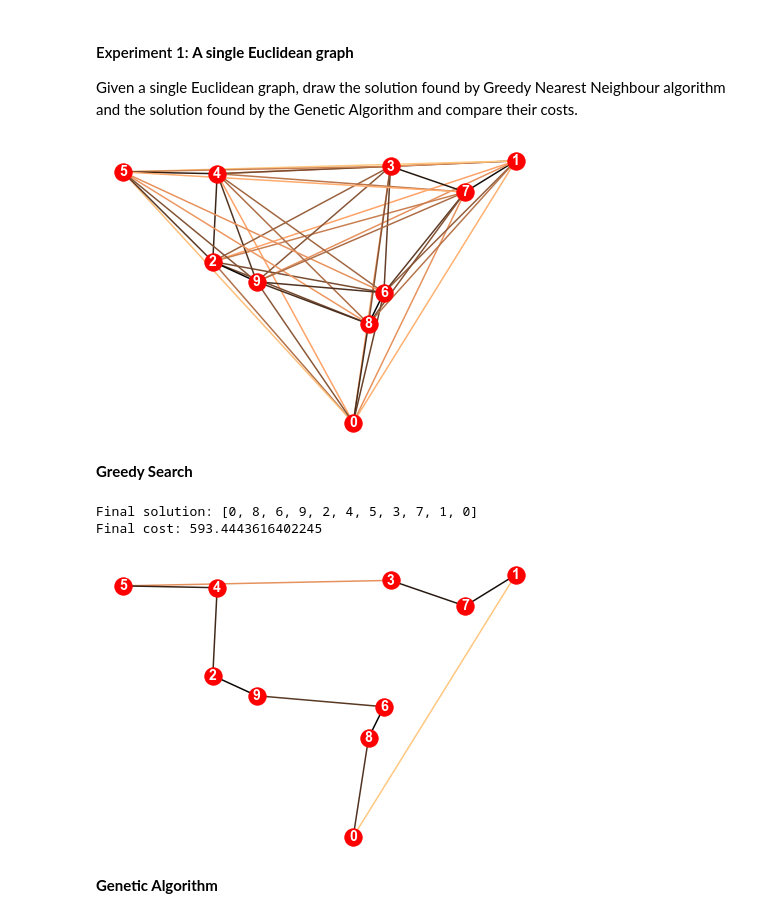
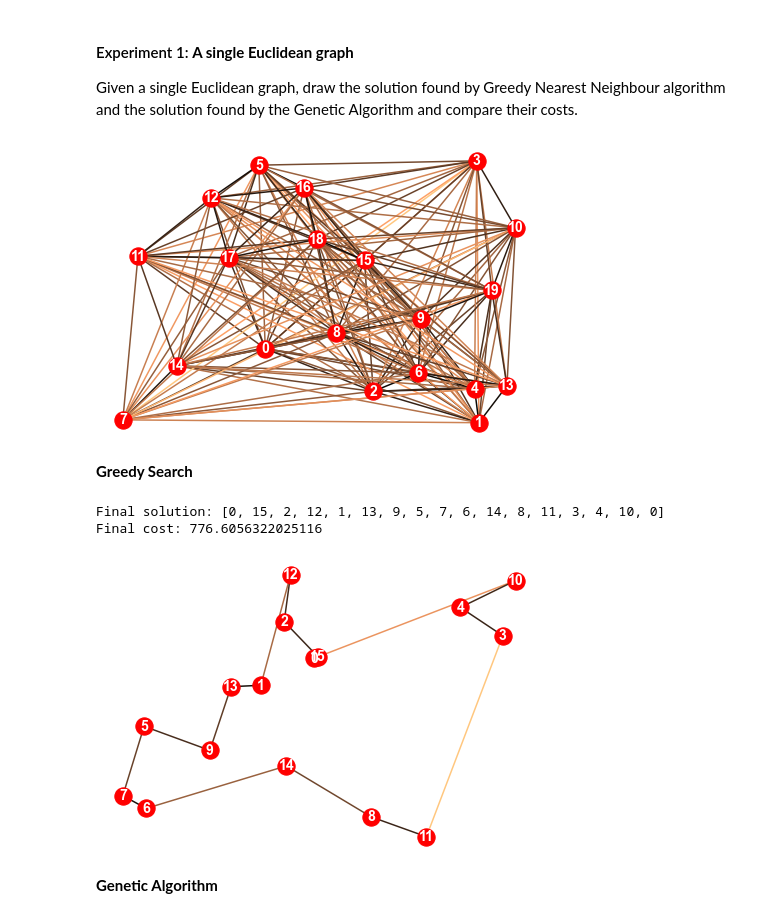
Before and after one commit to danielj0nes/metaheuristics, a Jupyter notebook: Template.ipynb, the cells around one changed output. Drawn from its saved outputs; the diff is of its cells as text; code cells hidden in the pictures.

```diff
--- a/Template.ipynb
+++ b/Template.ipynb
@@ -779,10 +813,10 @@ class GA:
 #### Experiment 1: **A single Euclidean graph**
 Given a single Euclidean graph, draw the solution found by Greedy Nearest Neighbour algorithm and the solution found by the Genetic Algorithm and compare their costs.
 # %%
-G = Graph(10, 'Euclidean')
+G = Graph(20, 'Euclidean')
 draw(G)
 # %% [output]
-[figure, old version]
+[figure, new version]
 # %% [markdown]
 **Greedy Search**
 # %%
@@ -791,9 +825,9 @@ print(f"Final solution: {path}")
 print(f"Final cost: {weight}")
 draw(G, path)
 # %% [output]
-Final solution: [0, 8, 6, 9, 2, 4, 5, 3, 7, 1, 0]
-Final cost: 593.4443616402245
+Final solution: [0, 15, 2, 12, 1, 13, 9, 5, 7, 6, 14, 8, 11, 3, 4, 10, 0]
+Final cost: 776.6056322025116
-[figure, old version]
+[figure, new version]
 # %% [markdown]
 **Genetic Algorithm**
 # %%
```
Also changed, not shown: parts of 9 cells of this notebook.
